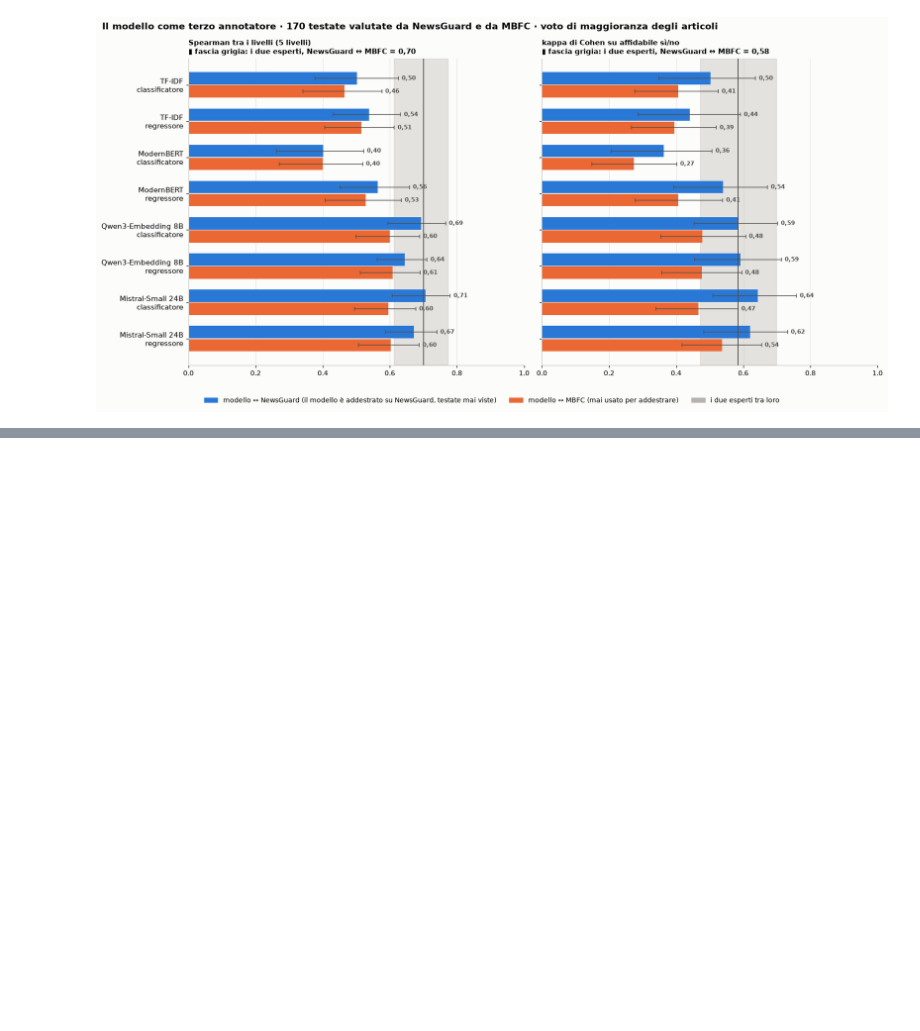
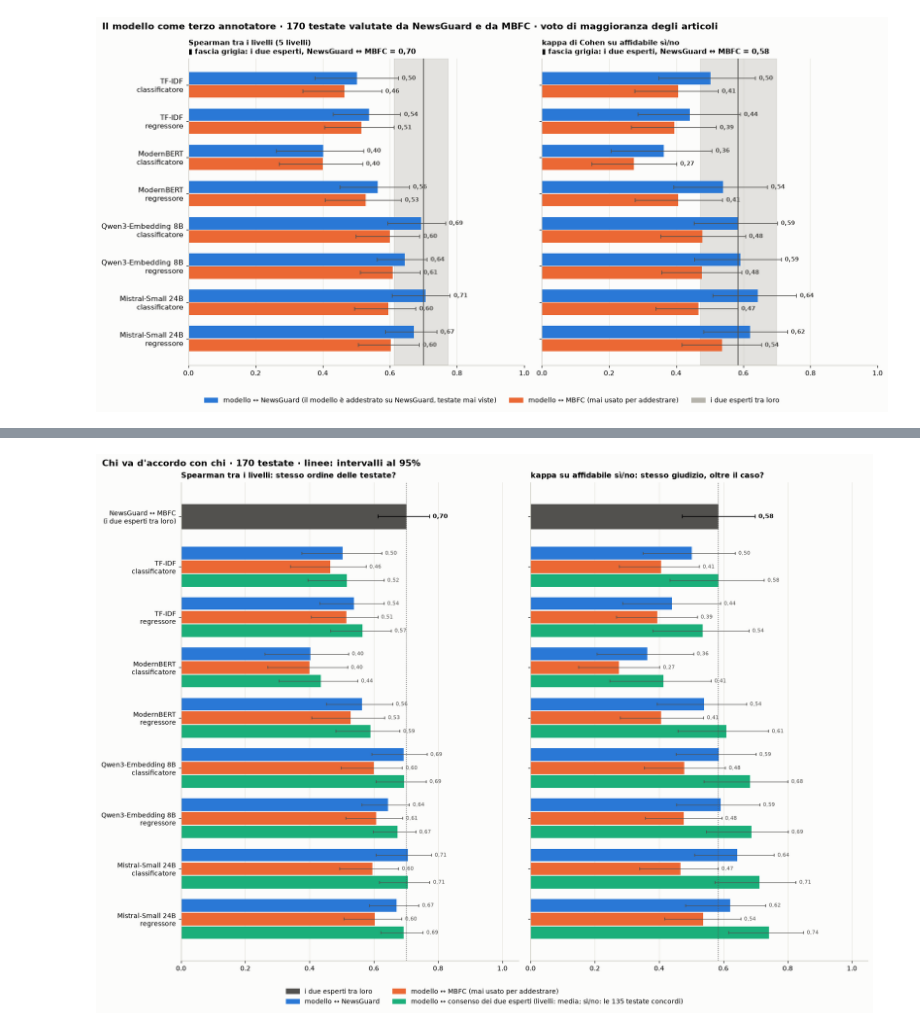
Before and after one commit to bianchi-john/PublisherClassification, a Jupyter notebook: Code/WebScience2027/Tentativi/17_AccordoAnnotatori/01_accordo_annotatori.ipynb, the cells around one changed output, grey strips where cells are left out. Saved outputs shown, nothing was run; the diff lists cells and outputs as text; code cells hidden in the pictures; blank space fills up the shorter version.

```diff
--- a/Code/WebScience2027/Tentativi/17_AccordoAnnotatori/01_accordo_annotatori.ipynb
+++ b/Code/WebScience2027/Tentativi/17_AccordoAnnotatori/01_accordo_annotatori.ipynb
@@ -263,0 +278,36 @@ plt.tight_layout(); plt.savefig(OUT / "colpo_d_occhio.png", dpi=180, bbox_inches
+# %%
+CONS_LV = (NG_LV + MB_LV) / 2                          # consenso sui livelli: la media dei due esperti
+D = NG_AFF == MB_AFF                                     # testate su cui i due esperti concordano su affidabile sì/no
+coppie_c = {k: (lv, CONS_LV, aff, NG_AFF) for k, (lv, aff) in GIUDIZI.items()}
+val_c, camp_c = A.bootstrap(coppie_c, len(TESTATE), B)                          # Spearman con il consenso (170 testate)
+coppie_d = {k: (lv[D], NG_LV[D], aff[D], NG_AFF[D]) for k, (lv, aff) in GIUDIZI.items()}
+val_d, camp_d = A.bootstrap(coppie_d, int(D.sum()), B)                          # kappa sulle testate concordi (135)
+
+VERDE = "#1baf7a"
+fig, assi = plt.subplots(1, 2, figsize=(15, 0.95 * len(GIUDIZI) + 2.6), sharey=True)
+nomi = ["NewsGuard ↔ MBFC\n(i due esperti tra loro)"] + [f"{m}\n{imp}" for m, imp in GIUDIZI]
+y = np.arange(len(nomi))[::-1]
+for ax, mis, titolo in zip(assi, ["Spearman", "kappa"], ["Spearman tra i livelli: stesso ordine delle testate?",
+                                                         "kappa su affidabile sì/no: stesso giudizio, oltre il caso?"]):
+    v = valori[("esperti", "", "NewsGuard ↔ MBFC")][mis]; lo, hi = np.percentile(umano[mis], [2.5, 97.5])
+    ax.barh(y[0], v, height=0.5, color=GRIGIO); ax.errorbar(v, y[0], xerr=[[v - lo], [hi - v]], color="k", lw=1, capsize=2.5)
+    ax.text(hi + 0.01, y[0], f"{v:.2f}".replace(".", ","), va="center", fontsize=8.5, fontweight="bold")
+    ax.axvline(v, color=GRIGIO, ls=":", lw=1)
+    for yy, k in zip(y[1:], GIUDIZI):
+        barre = [(0.27, valori[(*k, "↔ NewsGuard")][mis], campioni[(*k, "↔ NewsGuard")][mis], BLU),
+                 (0.0, valori[(*k, "↔ MBFC")][mis], campioni[(*k, "↔ MBFC")][mis], ARANCIO),
+                 (-0.27, (val_c if mis == "Spearman" else val_d)[k][mis], (camp_c if mis == "Spearman" else camp_d)[k][mis], VERDE)]
+        for dy, x, c, colore in barre:
+            a, b = np.percentile(c, [2.5, 97.5])
+            ax.barh(yy + dy, x, height=0.25, color=colore); ax.errorbar(x, yy + dy, xerr=[[x - a], [b - x]], color=GRIGIO, lw=0.8, capsize=2)
+            ax.text(b + 0.01, yy + dy, f"{x:.2f}".replace(".", ","), va="center", fontsize=7.5, color=GRIGIO)
+    ax.set_xlim(0, 1.05); ax.grid(False); ax.grid(axis="x"); ax.set_title(titolo, fontsize=10.5)
+assi[0].set_yticks(y, nomi, fontsize=9)
+fig.legend([plt.Rectangle((0, 0), 1, 1, color=c) for c in [GRIGIO, BLU, ARANCIO, VERDE]],
+           ["i due esperti tra loro", "modello ↔ NewsGuard", "modello ↔ MBFC (mai usato per addestrare)",
+            "modello ↔ consenso dei due esperti (livelli: media; sì/no: le 135 testate concordi)"],
+           ncol=2, loc="lower center", bbox_to_anchor=(0.5, -0.06), fontsize=9)
+fig.suptitle(f"Chi va d'accordo con chi · {len(TESTATE)} testate · linee: intervalli al 95%", fontsize=12.5, fontweight="bold", x=0.01, ha="left")
+plt.tight_layout(); plt.savefig(OUT / "barre_per_coppia.png", dpi=180, bbox_inches="tight"); plt.show()
+# %% [output]
+[figure, added]
```
Also changed, not shown: parts of 8 cells of this notebook, 42 other files.
